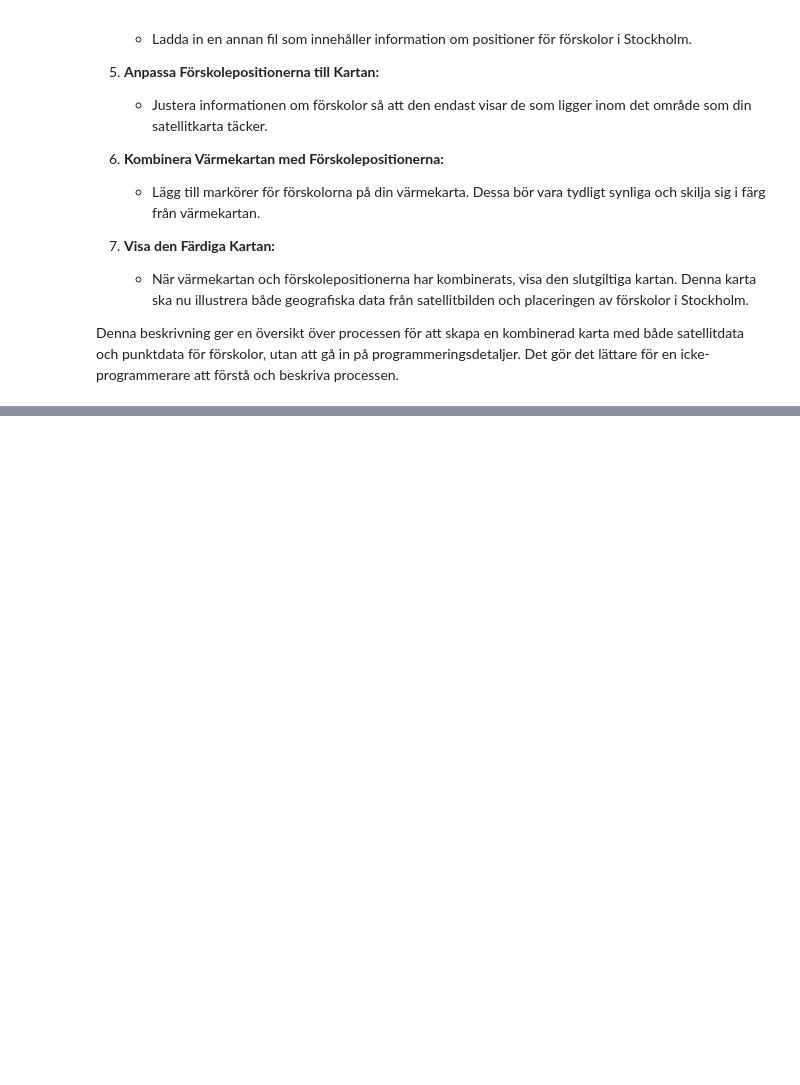
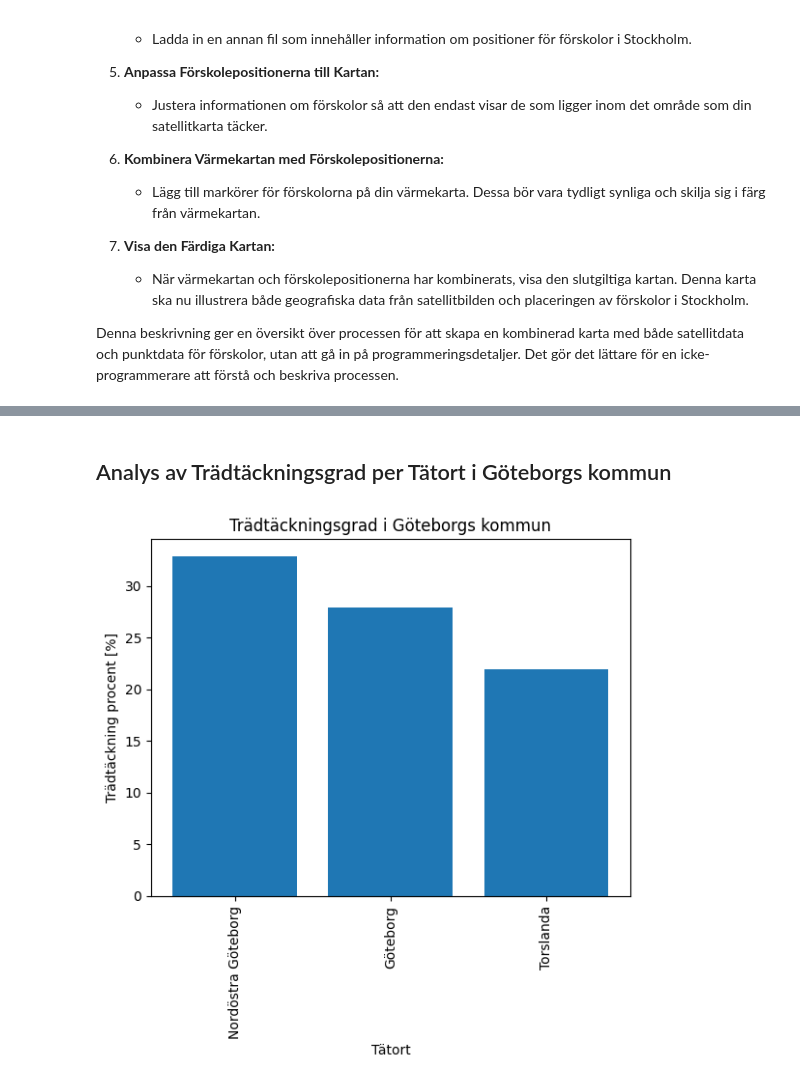
Before and after one commit to soleildeminuit/AI-GeoAi-Course, a Jupyter notebook: AI_Samhallsplanering_Course.ipynb, the cells around one changed output, grey strips where cells are left out. Cells and saved outputs as stored; diff of their text form; code cells hidden in the pictures; blank space fills up the shorter version.

Commit message:
Skapad med Colaboratory

```diff
--- a/AI_Samhallsplanering_Course.ipynb
+++ b/AI_Samhallsplanering_Course.ipynb
@@ -353,0 +374,44 @@ MissingSchema: ignored
+# %% [markdown]
+## Analys av Trädtäckningsgrad per Tätort i Göteborgs kommun
+# %%
+# För att skapa ett diagram över trädtäckningsgrad i alla stadsdelar i Göteborgs kommun från fliken ‘tradtackning_tatorter’ kan du använda följande Python-kod:
+
+# Python
+# AI-genererad kod. Granska och använd noggrant. Mer information om vanliga frågor och svar.
+
+import pandas as pd
+import matplotlib.pyplot as plt
+
+file_path = 'https://github.com/soleildeminuit/AI-Samhallsplanering-Course/raw/main/data/raw/tradtackning-tatorter-och-deso.xlsx'
+
+# Läs in filen
+xl = pd.ExcelFile(file_path)
+
+# Läs in datan från fliken 'tradtackning_tatorter'
+df = xl.parse('tradtackning_tatorter')
+
+# Skapa en ny DataFrame med endast data från Göteborgs kommun
+gbg_df = df[df['KOMMUNNAMN'] == 'Göteborg']
+
+# Skapa stapeldiagram
+plt.bar(gbg_df['TATORT'], gbg_df['Trädtäckning procent [%]'])
+plt.title("Trädtäckningsgrad i Göteborgs kommun")
+plt.xlabel("Tätort")
+plt.ylabel("Trädtäckning procent [%]")
+plt.xticks(rotation=90)
+plt.show()
+# För att skapa diagrammet använder vi biblioteken pandas och matplotlib. Vi läser in Excelfilen på den angivna URL:en och läser sedan in datan från fliken ‘tradtackning_tatorter’. Vi skapar sedan en ny DataFrame med endast data från Göteborgs kommun genom att filtrera på kolumnen KOMMUNNAMN. Vi skapar sedan ett stapeldiagram som visar trädtäckningsgraden i varje tätort i Göteborgs kommun. Diagrammet visas i ett separat fönster.
+# Hoppas detta hjälper!
+# Jag ger dig utdata från ditt skript, nedan.
+# Skapa Pythonskript som använder dessa data för att skapa ett diagram över trädtäckningsgrad i alla stadsdelar i Göteborgs kommun
+# Använd bara fliken 'tradtackning_tatorter'
+# ###Flik: tradtackning_tatorter
+# Kolumner: ['TATORTSKOD', 'TATORT', 'KOMMUN', 'KOMMUNNAMN', 'LAN', 'LANNAMN', 'Trädtäckning area [ha]', 'Tätort area [ha]', 'Trädtäckning procent [%]']
+
+# Flik: tradtackning_tatorter_buff1000
+# Kolumner: ['OID_', 'TARGET_FID', 'TATORTSKOD', 'TATORT', 'KOMMUN', 'KOMMUNNAMN', 'LAN', 'LANNAMN', 'Trädtäckning area [ha]', 'Tätort area [ha]', 'Trädtäckning procent [%]']
+
+# Flik: DeSO_2018_v2_urval_tradtackning
+# Kolumner: ['deso', 'kommun', 'lan', 'kommunnamn', 'lannamn', 'version', 'DeSO area [kvm]', 'Trädtäckning area [kvm]', 'Trädtäckning procent [%]']
+# %% [output]
+[figure, added]
```
Also changed, not shown: parts of 28 cells of this notebook.
